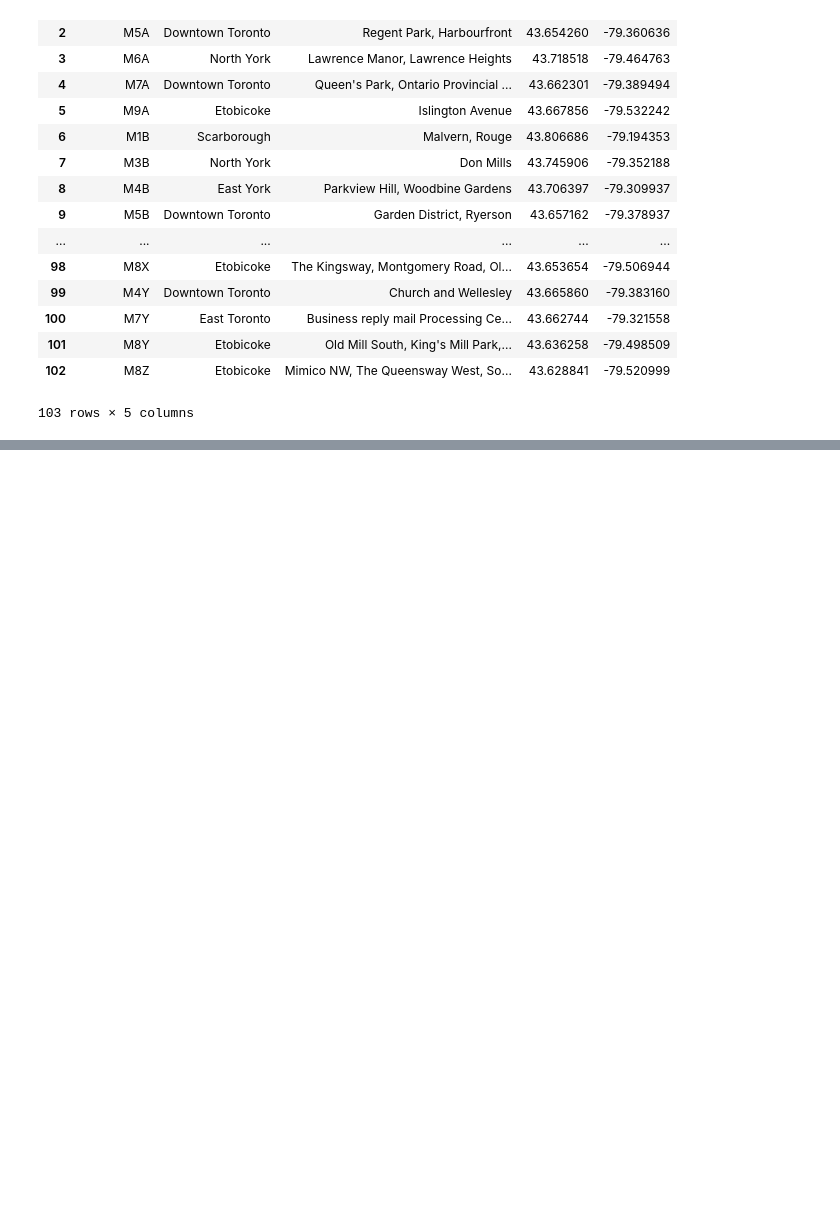
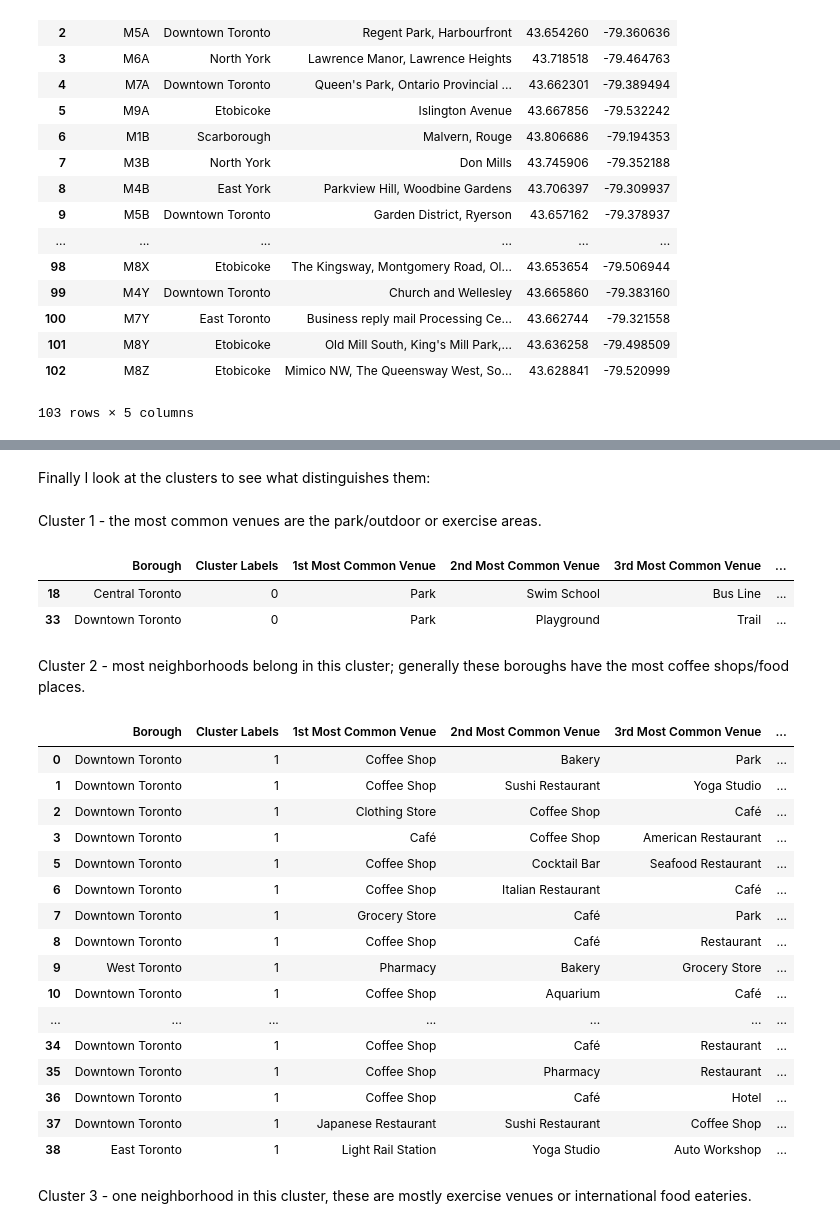
Before and after one commit to lukakallie/Coursera_Capstone, a Jupyter notebook: Segmenting and Clustering Neighborhoods in Toronto.ipynb, the cells around one changed output, grey strips where cells are left out. Drawn from its saved outputs; the diff is of its cells as text; code cells hidden in the pictures; blank space fills up the shorter version.

Commit message:
Published from Watson Studio.

```diff
--- a/Segmenting and Clustering Neighborhoods in Toronto.ipynb
+++ b/Segmenting and Clustering Neighborhoods in Toronto.ipynb
@@ -136,0 +512,26 @@ pd.merge(left, right, how='left', on=['Postal Code'])
+# %%
+def return_most_common_venues(row, num_top_venues):
+    row_categories = row.iloc[1:]
+    row_categories_sorted = row_categories.sort_values(ascending=False)
+
+    return row_categories_sorted.index.values[0:num_top_venues]
+# %%
+num_top_venues = 10
+
+indicators = ['st', 'nd', 'rd']
+
+columns = ['Neighborhood']
+for ind in np.arange(num_top_venues):
+    try:
+        columns.append('{}{} Most Common Venue'.format(ind+1, indicators[ind]))
+    except:
+        columns.append('{}th Most Common Venue'.format(ind+1))
+
+# create a new dataframe
+neighborhoods_venues_sorted = pd.DataFrame(columns=columns)
+neighborhoods_venues_sorted['Neighborhood'] = toronto_grouped['Neighborhood']
+
+for ind in np.arange(toronto_grouped.shape[0]):
+    neighborhoods_venues_sorted.iloc[ind, 1:] = return_most_common_venues(toronto_grouped.iloc[ind, :], num_top_venues)
+
+neighborhoods_venues_sorted.head()
@@ -136,0 +547,8 @@ pd.merge(left, right, how='left', on=['Postal Code'])
+# %%
+kclusters = 4
+
+toronto_grouped_clustering = toronto_grouped.drop('Neighborhood', 1)
+
+kmeans = KMeans(n_clusters=kclusters, random_state=0).fit(toronto_grouped_clustering)
+
+kmeans.labels_[0:10]
@@ -136,0 +557,8 @@ pd.merge(left, right, how='left', on=['Postal Code'])
+# %%
+neighborhoods_venues_sorted.insert(0, 'Cluster Labels', kmeans.labels_)
+
+toronto_merged = toronto_data
+
+toronto_merged = toronto_merged.join(neighborhoods_venues_sorted.set_index('Neighborhood'), on='Neighborhood')
+
+toronto_merged.head()
@@ -136,0 +597,34 @@ pd.merge(left, right, how='left', on=['Postal Code'])
+# %% [markdown]
+Finally I look at the clusters to see what distinguishes them:
+# %% [markdown]
+Cluster 1 - the most common venues are the park/outdoor or exercise areas.
+# %%
+toronto_merged.loc[toronto_merged['Cluster Labels'] == 0, toronto_merged.columns[[1] + list(range(5, toronto_merged.shape[1]))]]
+# %% [output]
+|  | Borough | Cluster Labels | 1st Most Common Venue | 2nd Most Common Venue | 3rd Most Common Venue | ... |
+| 18 | Central Toronto | 0 | Park | Swim School | Bus Line | ... |
+| 33 | Downtown Toronto | 0 | Park | Playground | Trail | ... |
+# %% [markdown]
+Cluster 2 - most neighborhoods belong in this cluster; generally these boroughs have the most coffee shops/food places.
+# %%
+toronto_merged.loc[toronto_merged['Cluster Labels'] == 1, toronto_merged.columns[[1] + list(range(5, toronto_merged.shape[1]))]]
+# %% [output]
+|  | Borough | Cluster Labels | 1st Most Common Venue | 2nd Most Common Venue | 3rd Most Common Venue | ... |
+| 0 | Downtown Toronto | 1 | Coffee Shop | Bakery | Park | ... |
+| 1 | Downtown Toronto | 1 | Coffee Shop | Sushi Restaurant | Yoga Studio | ... |
+| 2 | Downtown Toronto | 1 | Clothing Store | Coffee Shop | Café | ... |
+| 3 | Downtown Toronto | 1 | Café | Coffee Shop | American Restaurant | ... |
+| 5 | Downtown Toronto | 1 | Coffee Shop | Cocktail Bar | Seafood Restaurant | ... |
+| 6 | Downtown Toronto | 1 | Coffee Shop | Italian Restaurant | Café | ... |
+| 7 | Downtown Toronto | 1 | Grocery Store | Café | Park | ... |
+| 8 | Downtown Toronto | 1 | Coffee Shop | Café | Restaurant | ... |
+| 9 | West Toronto | 1 | Pharmacy | Bakery | Grocery Store | ... |
+| 10 | Downtown Toronto | 1 | Coffee Shop | Aquarium | Café | ... |
+| ... | ... | ... | ... | ... | ... | ... |
+| 34 | Downtown Toronto | 1 | Coffee Shop | Café | Restaurant | ... |
+| 35 | Downtown Toronto | 1 | Coffee Shop | Pharmacy | Restaurant | ... |
+| 36 | Downtown Toronto | 1 | Coffee Shop | Café | Hotel | ... |
+| 37 | Downtown Toronto | 1 | Japanese Restaurant | Sushi Restaurant | Coffee Shop | ... |
+| 38 | East Toronto | 1 | Light Rail Station | Yoga Studio | Auto Workshop | ... |
+# %% [markdown]
+Cluster 3 - one neighborhood in this cluster, these are mostly exercise venues or international food eateries.
```
Also changed, not shown: parts of 45 cells of this notebook.
